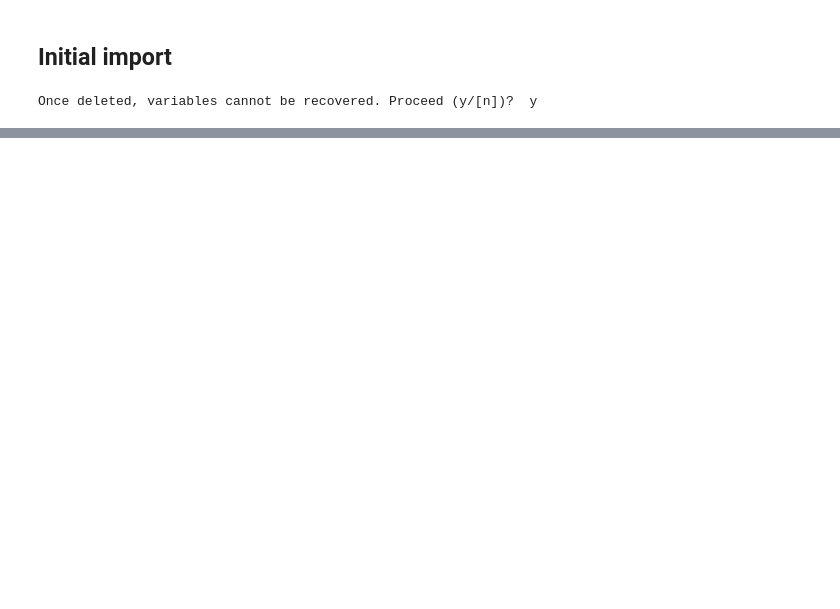
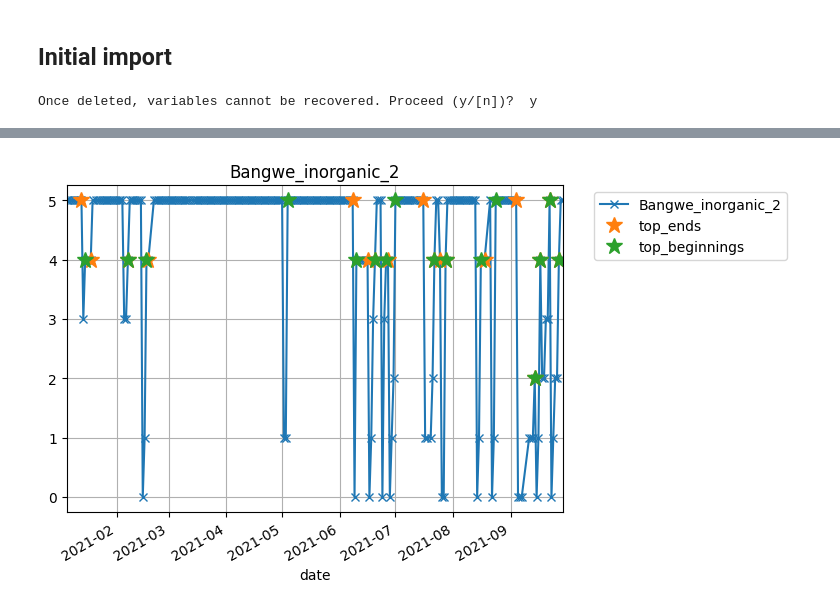
Before and after one commit to Global-Health-Engineering/2022-msc-sem-proj-nseemann, a Jupyter notebook: src/Analysis_jupyter/ramp_rates.ipynb, the cells around one changed output, grey strips where cells are left out. Cells and saved outputs as stored; diff of their text form; code cells hidden in the pictures; blank space fills up the shorter version.

```diff
--- a/src/Analysis_jupyter/ramp_rates.ipynb
+++ b/src/Analysis_jupyter/ramp_rates.ipynb
@@ -153,3 +69 @@ NameError: name 'binNum' is not defined
-# %%
-binNum =0
 # %% [markdown]
@@ -312,0 +92,62 @@ print(new_df)
+# %%
+## Top ends - forward pass
+indices_no_spike = skip_filling_interest_no_spike.index #Get indices for the current working df series
+
+i = 0 #Counting
+imax = 0 #Loop protection variable
+
+top_ends = pd.DataFrame(columns=['top_ends']) #df with the ending of top of ramps
+while i <= len(indices_no_spike) and imax < 600:
+    imax = imax+1
+    for j in range(len(indices_no_spike)-i-1):
+        if skip_filling_interest_no_spike.loc[indices_no_spike[i+j+1]] >= skip_filling_interest_no_spike.loc[indices_no_spike[i+j]]:
+            if i+j+1 == len(indices_no_spike)-1:
+                top_ends.loc[indices_no_spike[i+j+1]] = skip_filling_interest_no_spike.loc[indices_no_spike[i+j+1]]
+                i = i+j+1
+                break
+            elif skip_filling_interest_no_spike.loc[indices_no_spike[i+j]] == 4 and skip_filling_interest_no_spike.loc[indices_no_spike[i+j+1]] == 5:
+                top_ends.loc[indices_no_spike[i+j]] = skip_filling_interest_no_spike.loc[indices_no_spike[i+j]]
+                imax2 = 0
+                while  i+j+1 <= len(indices_no_spike)-1 and skip_filling_interest_no_spike.loc[indices_no_spike[i+j+1]] == 5 and imax2 < 600:
+                    imax2 = imax2+1
+                    if i+j+1 <= len(indices_no_spike)-1:
+                        j = j+1
+                    else:
+                        break
+                i = i + j + 1
+                break
+            else:
+                pass
+        else:
+            top_ends.loc[indices_no_spike[i+j]] = skip_filling_interest_no_spike.loc[indices_no_spike[i+j]]
+            i = i+j+1
+            break
+
+## Move top ends to top beginnings, eliminates plateau from analysis. Backward pass
+top_beginnings = pd.DataFrame(columns=['top_beginnings'])
+i = len(top_ends)-1
+imax = 0
+while i >= 0 and imax < 600:
+    imax = imax+1
+    for j in range(indices_no_spike.get_loc(top_ends.index[i])):
+        if skip_filling_interest_no_spike.loc[indices_no_spike[indices_no_spike.get_loc(top_ends.index[i])-j-1]] == skip_filling_interest_no_spike.loc[indices_no_spike[indices_no_spike.get_loc(top_ends.index[i])-j]]:
+            pass
+        elif skip_filling_interest_no_spike.loc[indices_no_spike[indices_no_spike.get_loc(top_ends.index[i])-j-1]] < skip_filling_interest_no_spike.loc[indices_no_spike[indices_no_spike.get_loc(top_ends.index[i])-j]]:
+            top_beginnings.loc[indices_no_spike[indices_no_spike.get_loc(top_ends.index[i])-j]] = skip_filling_interest_no_spike.loc[indices_no_spike[indices_no_spike.get_loc(top_ends.index[i])-j]]
+            i = i - 1
+            #add to list
+            break
+        else:
+            i = i - 1
+            break
+
+figure, axis = plt.subplots()
+skip_filling_interest_no_spike.plot(ax=axis,use_index=True, y=skip_dfCol[binNum], grid=True, marker='x')
+plt.title(skip_filling_df.columns[binNum])
+top_ends.plot(use_index=True, grid=True, marker='*', ax = axis, linestyle='none', markersize=12)
+top_beginnings.plot(use_index=True, grid=True, marker='*', ax = axis, linestyle='none', markersize=12)
+plt.xlim(skip_filling_interest.index.min(),skip_filling_interest.index.max())
+axis.legend(bbox_to_anchor=(1.05, 1))
+plt.show()
+# %% [output]
+[figure, added]
```
Also changed, not shown: parts of 12 cells of this notebook.
